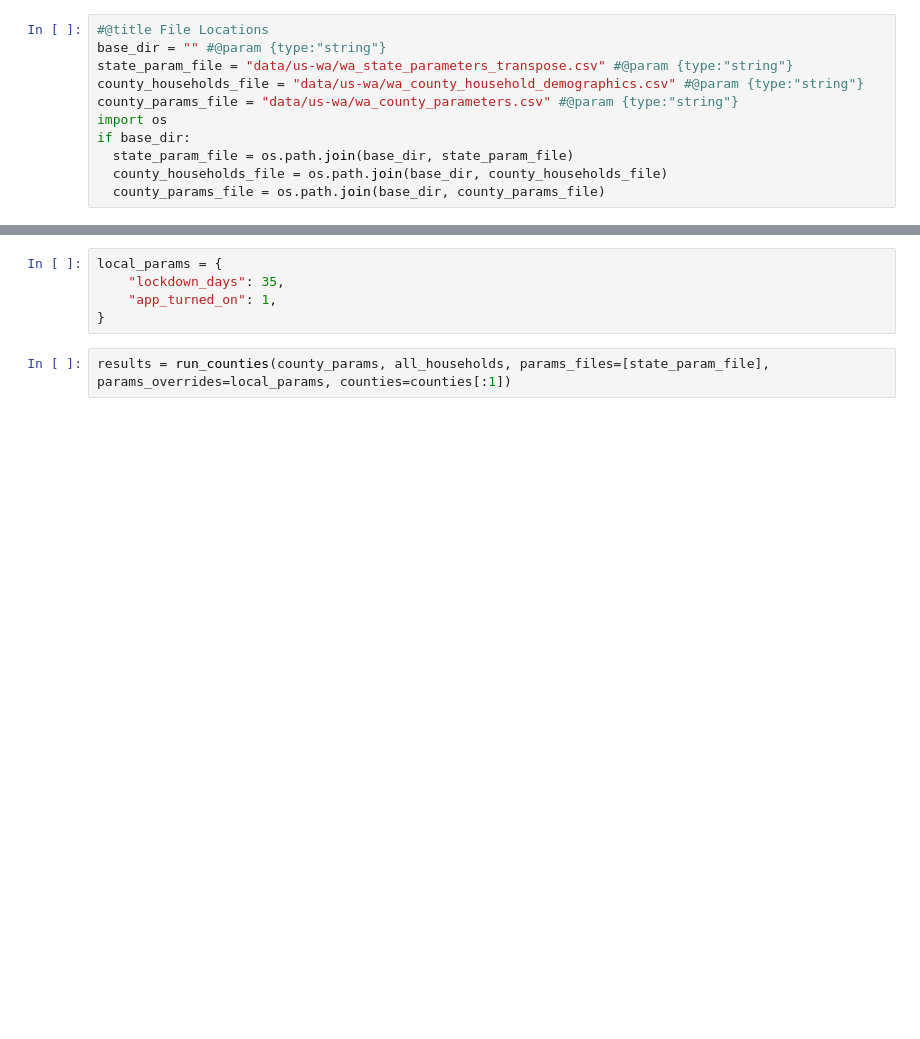
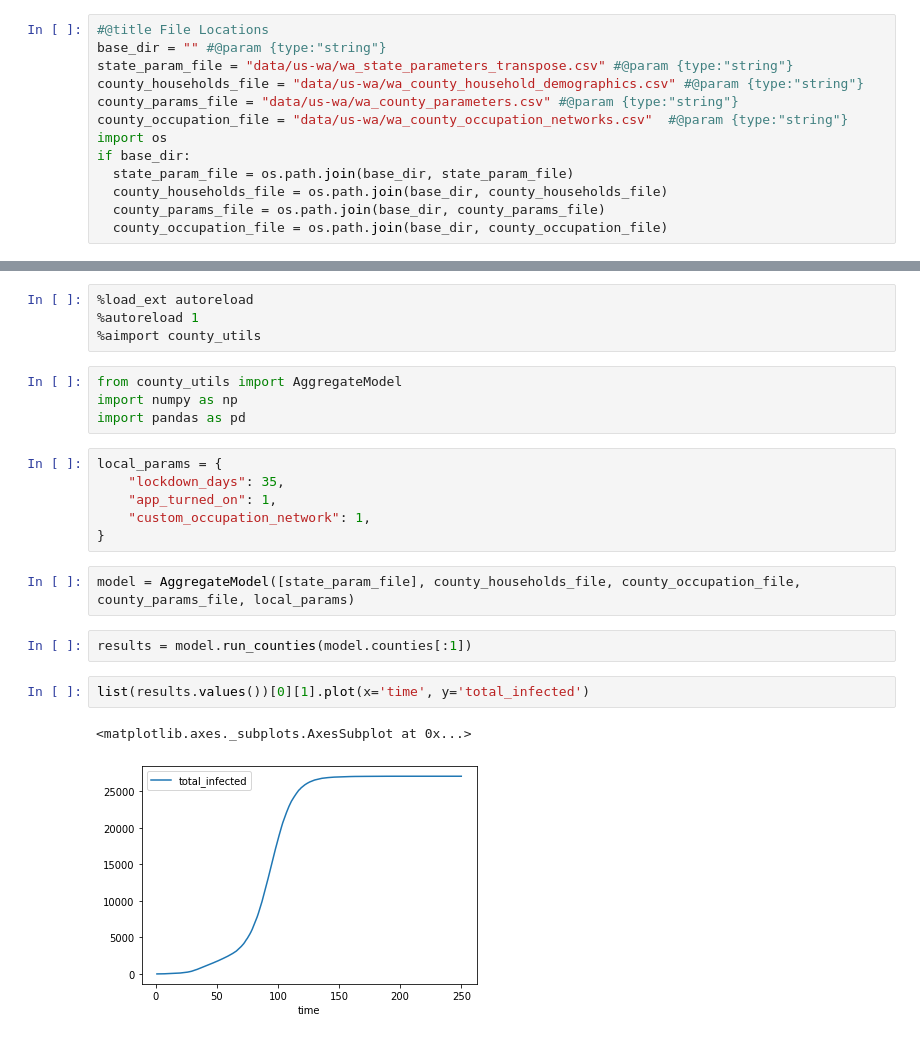
Before and after one commit to neozwu/OpenABM-Covid19, a Jupyter notebook: examples/us_wa_simulation.ipynb, the cells around one changed output, grey strips where cells are left out. Drawn from its saved outputs; the diff is of its cells as text; blank space fills up the shorter version.

Commit message:
adding better run management, parallelization, and plotting

```diff
--- a/examples/us_wa_simulation.ipynb
+++ b/examples/us_wa_simulation.ipynb
@@ -4,8 +4,10 @@ base_dir = "" #@param {type:"string"}
 state_param_file = "data/us-wa/wa_state_parameters_transpose.csv" #@param {type:"string"}
 county_households_file = "data/us-wa/wa_county_household_demographics.csv" #@param {type:"string"}
 county_params_file = "data/us-wa/wa_county_parameters.csv" #@param {type:"string"}
+county_occupation_file = "data/us-wa/wa_county_occupation_networks.csv"  #@param {type:"string"}
 import os
 if base_dir:
   state_param_file = os.path.join(base_dir, state_param_file)
   county_households_file = os.path.join(base_dir, county_households_file)
   county_params_file = os.path.join(base_dir, county_params_file)
+  county_occupation_file = os.path.join(base_dir, county_occupation_file)
@@ -118,7 +14,23 @@ counties = county_params.county_fips.unique()l
+# %%
+%load_ext autoreload
+%autoreload 1
+%aimport county_utils
+# %%
+from county_utils import AggregateModel
+import numpy as np
+import pandas as pd
 # %%
 local_params = {
     "lockdown_days": 35,
     "app_turned_on": 1,
+    "custom_occupation_network": 1,
 }
+# %%
+model = AggregateModel([state_param_file], county_households_file, county_occupation_file, county_params_file, local_params)
 # %%
-results = run_counties(county_params, all_households, params_files=[state_param_file], params_overrides=local_params, counties=counties[:1])
+results = model.run_counties(model.counties[:1])
+# %%
+list(results.values())[0][1].plot(x='time', y='total_infected')
+# %% [output]
+<matplotlib.axes._subplots.AxesSubplot at 0x...>
+[figure, added]
```
Also changed, not shown: parts of 6 cells of this notebook, 1 other file.
